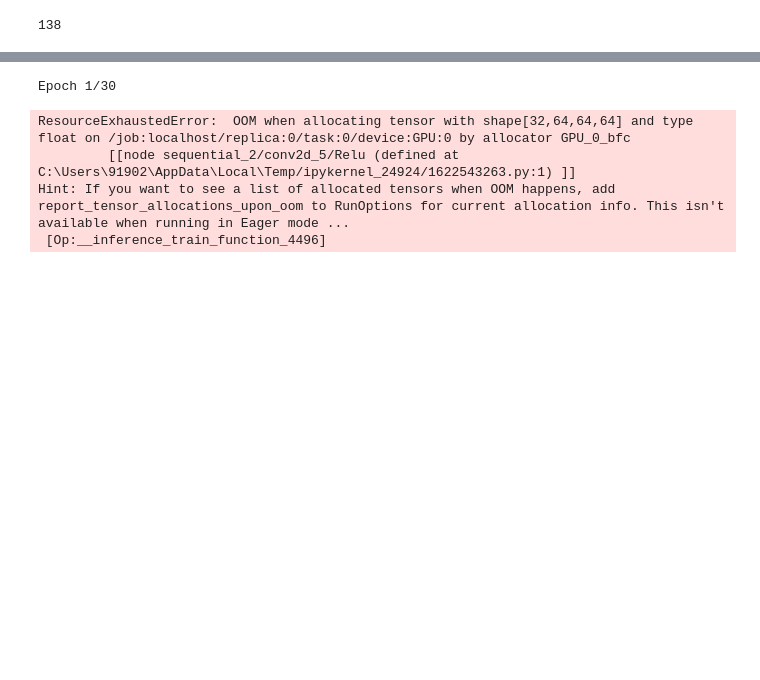
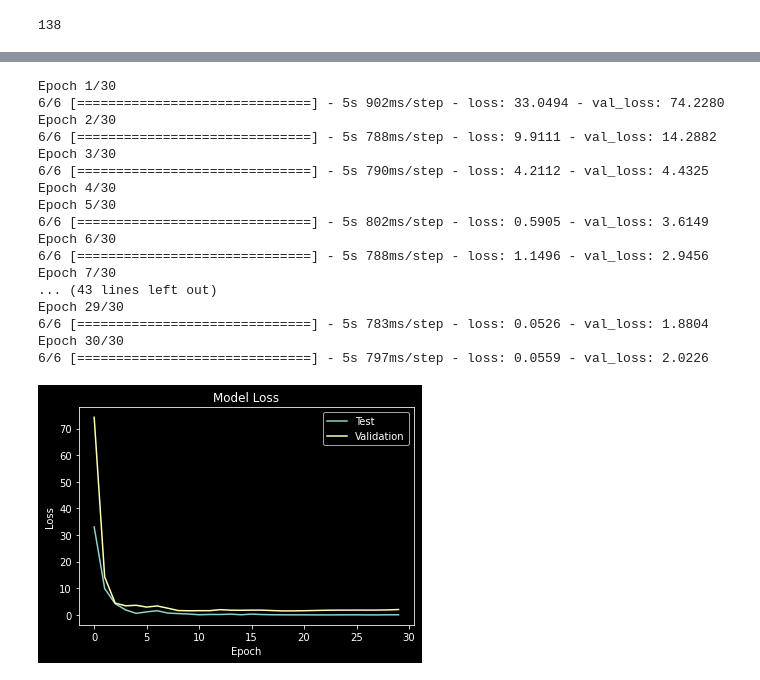
Before and after one commit to shivampandeyvns/DM-project, a Jupyter notebook: Custom CNN.ipynb, the cells around one changed output, grey strips where cells are left out. Cells and saved outputs as stored; diff of their text form; code cells hidden in the pictures; blank space fills up the shorter version.

```diff
--- a/Custom CNN.ipynb
+++ b/Custom CNN.ipynb
@@ -30,4 +30,4 @@ for path in paths:
     img=np.array(img)
     if(img.shape==(128,128,3)):
         data.append(np.array(img))
-        results.append(encoder.transform([[1]]).toarray())
+        results.append(encoder.transform([[0]]).toarray())
@@ -37,7 +41,7 @@ len(data)
 138
 # %%
 paths = []
-for r, d, f in os.walk(r"../input/brain-mri-images-for-brain-tumor-detection/no"):
+for r, d, f in os.walk(r"C:\Users\91902\Desktop\keras\DM project\brain_tumor_dataset1\no"):
     for file in f:
         if '.jpg' in file:
             paths.append(os.path.join(r, file))
@@ -48,4 +52,4 @@ for path in paths:
     img = np.array(img)
     if(img.shape == (128,128,3)):
         data.append(np.array(img))
-        result.append(encoder.transform([[0]]).toarray())
+        results.append(encoder.transform([[1]]).toarray())
@@ -66,5 +74,5 @@ array([[0., 1.]])
 # %%
-result=result.reshape(138,2)
+result=result.reshape(207,2)
 # %%
 x_train,x_test,y_train,y_test=train_test_split(data,result,test_size=0.2,shuffle=True)
 # %%
@@ -115,7 +123,29 @@ None
 history=model.fit(x_train,y_train,epochs=30,verbose=1,validation_data=(x_test,y_test))
 # %% [output]
 Epoch 1/30
+6/6 [==============================] - 5s 902ms/step - loss: 33.0494 - val_loss: 74.2280
+Epoch 2/30
+6/6 [==============================] - 5s 788ms/step - loss: 9.9111 - val_loss: 14.2882
+Epoch 3/30
+6/6 [==============================] - 5s 790ms/step - loss: 4.2112 - val_loss: 4.4325
+Epoch 4/30
+Epoch 5/30
+6/6 [==============================] - 5s 802ms/step - loss: 0.5905 - val_loss: 3.6149
+Epoch 6/30
+6/6 [==============================] - 5s 788ms/step - loss: 1.1496 - val_loss: 2.9456
+Epoch 7/30
+... (43 lines left out)
+Epoch 29/30
+6/6 [==============================] - 5s 783ms/step - loss: 0.0526 - val_loss: 1.8804
+Epoch 30/30
+6/6 [==============================] - 5s 797ms/step - loss: 0.0559 - val_loss: 2.0226
-ResourceExhaustedError:  OOM when allocating tensor with shape[32,64,64,64] and type float on /job:localhost/replica:0/task:0/device:GPU:0 by allocator GPU_0_bfc
-         [[node sequential_2/conv2d_5/Relu (defined at C:\Users\91902\AppData\Local\Temp/ipykernel_24924/1622543263.py:1) ]]
-Hint: If you want to see a list of allocated tensors when OOM happens, add report_tensor_allocations_upon_oom to RunOptions for current allocation info. This isn't available when running in Eager mode ...
- [Op:__inference_train_function_4496]
+# %%
+plt.plot(history.history['loss'])
+plt.plot(history.history['val_loss'])
+plt.title('Model Loss')
+plt.ylabel('Loss')
+plt.xlabel('Epoch')
+plt.legend(['Test', 'Validation'], loc='upper right')
+plt.show()
+# %% [output]
+[figure, added]
```
Also changed, not shown: parts of 10 cells of this notebook, 4 other files.
